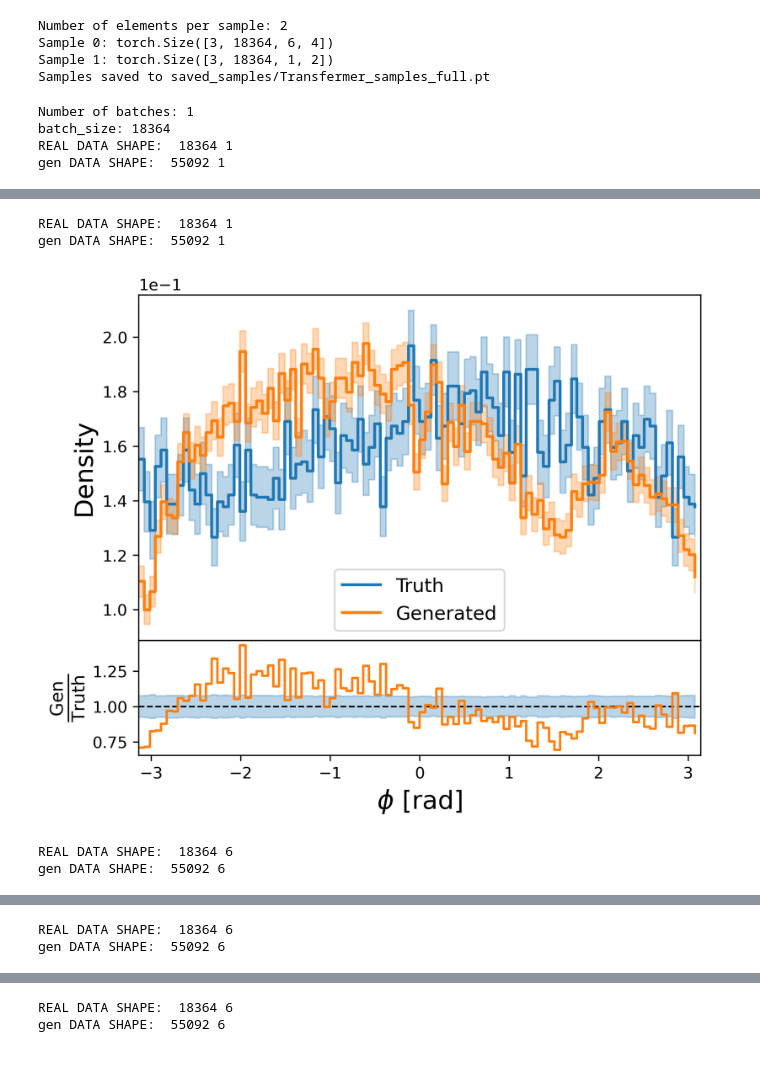
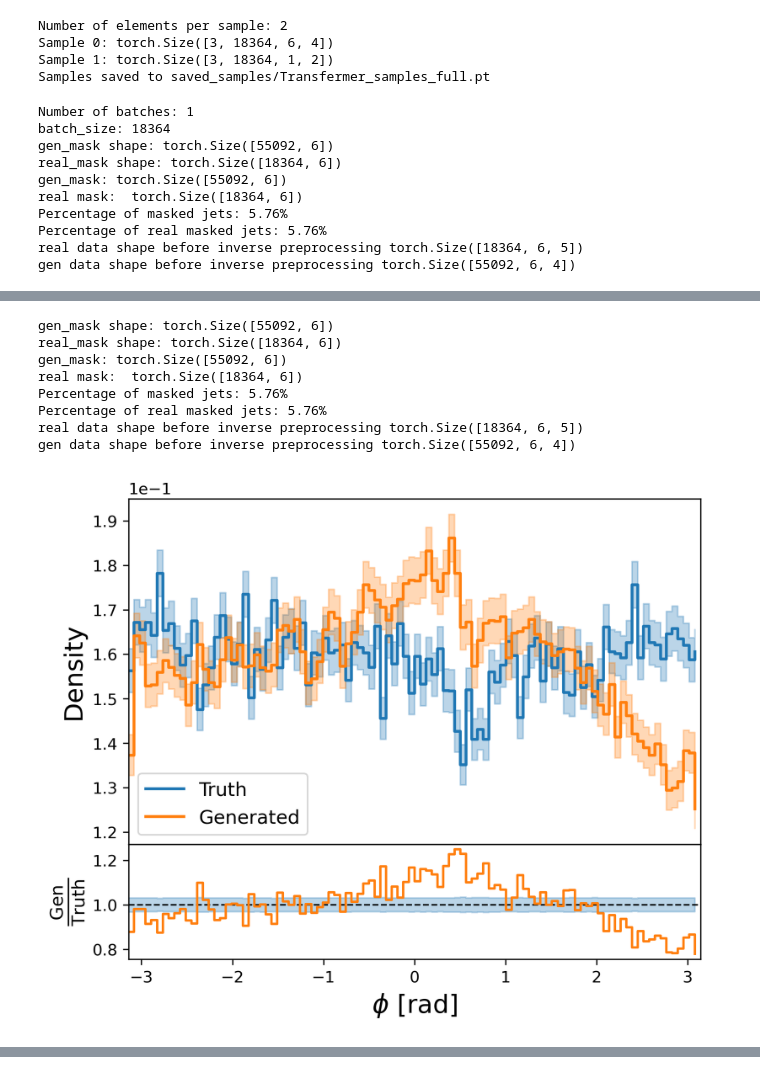
Before and after one commit to themrluke/memflow-msci-project, a Jupyter notebook: memflow/ttH/CFM_inference.ipynb, the cells around one changed output, grey strips where cells are left out. Saved outputs shown, nothing was run; the diff lists cells and outputs as text; code cells hidden in the pictures.

Commit message:
fixed masking in compare distributions plots

```diff
--- a/memflow/ttH/CFM_inference.ipynb
+++ b/memflow/ttH/CFM_inference.ipynb
@@ -414,7 +414,7 @@ else:
                 hard_mask,
                 reco_data,
                 reco_mask,
-                N_sample=3,      # number of samples per event
+                N_sample=50,      # number of samples per event
                 steps=20,
             )
 
@@ -607,32 +611,32 @@ print(f"batch_size: {len(full_batch['hard']['data'][0])}")
 real_data_full = full_batch["reco"]["data"]
 real_mask_full = full_batch["reco"]["mask"]
 
-# ========== MET ==========
-compare_distributions(model, real_data_full, samples_full,
-                                 ptype_idx=1,
-                                 feat_idx=0,
-                                 feat_name=r"$p_T$ [GeV]",
-                                 preprocessing=combined_dataset.reco_dataset.preprocessing,
-                                 real_mask=real_mask_full,
-                                 log_scale=True,
-                                 nbins=100)
-compare_distributions(model, real_data_full, samples_full,
-                                 ptype_idx=1,
-                                 feat_idx=1,
-                                 feat_name=r"$\phi$ [rad]",
-                                 preprocessing=combined_dataset.reco_dataset.preprocessing,
-                                 real_mask=real_mask_full,
-                                 nbins=100)
+# # ========== MET ==========
+# compare_distributions(model, real_data_full, samples_full,
+#                                  ptype_idx=1,
+#                                  feat_idx=0,
+#                                  feat_name=r"$p_T$ [GeV]",
+#                                  preprocessing=combined_dataset.reco_dataset.preprocessing,
+#                                  real_mask=real_mask_full,
+#                                  log_scale=True,
+#                                  nbins=100)
+# compare_distributions(model, real_data_full, samples_full,
+#                                  ptype_idx=1,
+#                                  feat_idx=1,
+#                                  feat_name=r"$\phi$ [rad]",
+#                                  preprocessing=combined_dataset.reco_dataset.preprocessing,
+#                                  real_mask=real_mask_full,
+#                                  nbins=100)
 
 # ========= JETS =========
-compare_distributions(model, real_data_full, samples_full,
-                                 ptype_idx=0,
-                                 feat_idx=0,
-                                 feat_name=r"$p_T$ [GeV]",
-                                 preprocessing=combined_dataset.reco_dataset.preprocessing,
-                                 real_mask=real_mask_full,
-                                 log_scale=True,
-                                 nbins=100)
+# compare_distributions(model, real_data_full, samples_full,
+#                                  ptype_idx=0,
+#                                  feat_idx=0,
+#                                  feat_name=r"$p_T$ [GeV]",
+#                                  preprocessing=combined_dataset.reco_dataset.preprocessing,
+#                                  real_mask=real_mask_full,
+#                                  log_scale=True,
+#                                  nbins=100)
 compare_distributions(model, real_data_full, samples_full,
                                  ptype_idx=0,
                                  feat_idx=1,
@@ -651,5 +655,11 @@ compare_distributions(model, real_data_full, samples_full,
 # %% [output]
 Number of batches: 1
 batch_size: 18364
-REAL DATA SHAPE:  18364 1
-gen DATA SHAPE:  55092 1
+gen_mask shape: torch.Size([55092, 6])
+real_mask shape: torch.Size([18364, 6])
+gen_mask: torch.Size([55092, 6])
+real mask:  torch.Size([18364, 6])
+Percentage of masked jets: 5.76%
+Percentage of real masked jets: 5.76%
+real data shape before inverse preprocessing torch.Size([18364, 6, 5])
+gen data shape before inverse preprocessing torch.Size([55092, 6, 4])
@@ -657,5 +667,9 @@ gen DATA SHAPE:  55092 1
-REAL DATA SHAPE:  18364 1
-gen DATA SHAPE:  55092 1
+gen_mask shape: torch.Size([55092, 6])
+real_mask shape: torch.Size([18364, 6])
+gen_mask: torch.Size([55092, 6])
+real mask:  torch.Size([18364, 6])
+Percentage of masked jets: 5.76%
+Percentage of real masked jets: 5.76%
+real data shape before inverse preprocessing torch.Size([18364, 6, 5])
+gen data shape before inverse preprocessing torch.Size([55092, 6, 4])
-[figure, old version]
+[figure, new version]
-REAL DATA SHAPE:  18364 6
-gen DATA SHAPE:  55092 6
@@ -663,2 +675,0 @@ gen DATA SHAPE:  55092 6
-REAL DATA SHAPE:  18364 6
-gen DATA SHAPE:  55092 6
@@ -666,2 +675,0 @@ gen DATA SHAPE:  55092 6
-REAL DATA SHAPE:  18364 6
-gen DATA SHAPE:  55092 6
```
Also changed, not shown: parts of 2 cells of this notebook, 3 other files.
